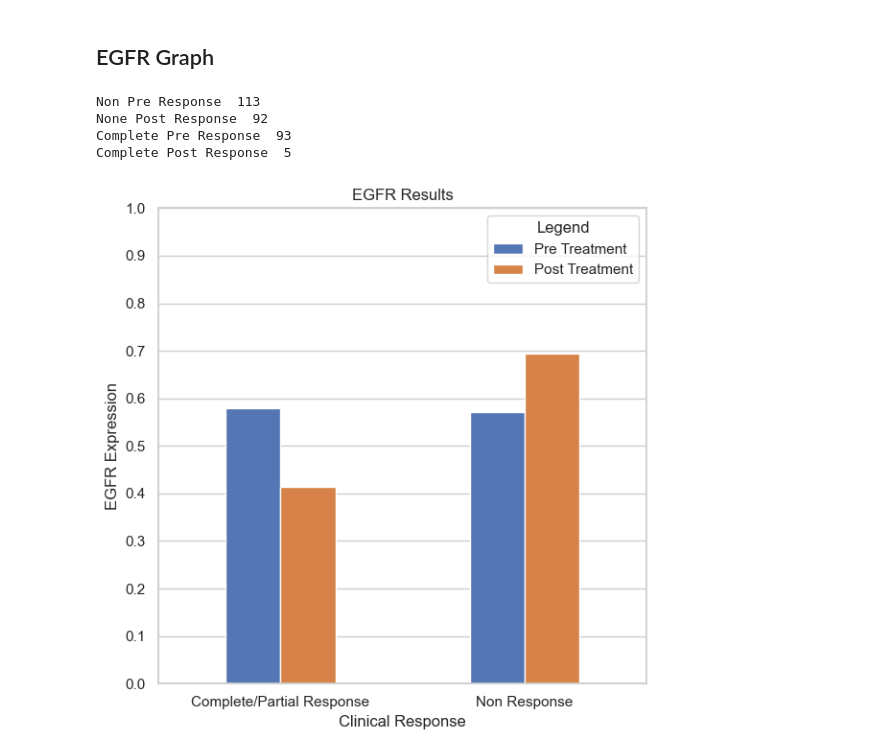
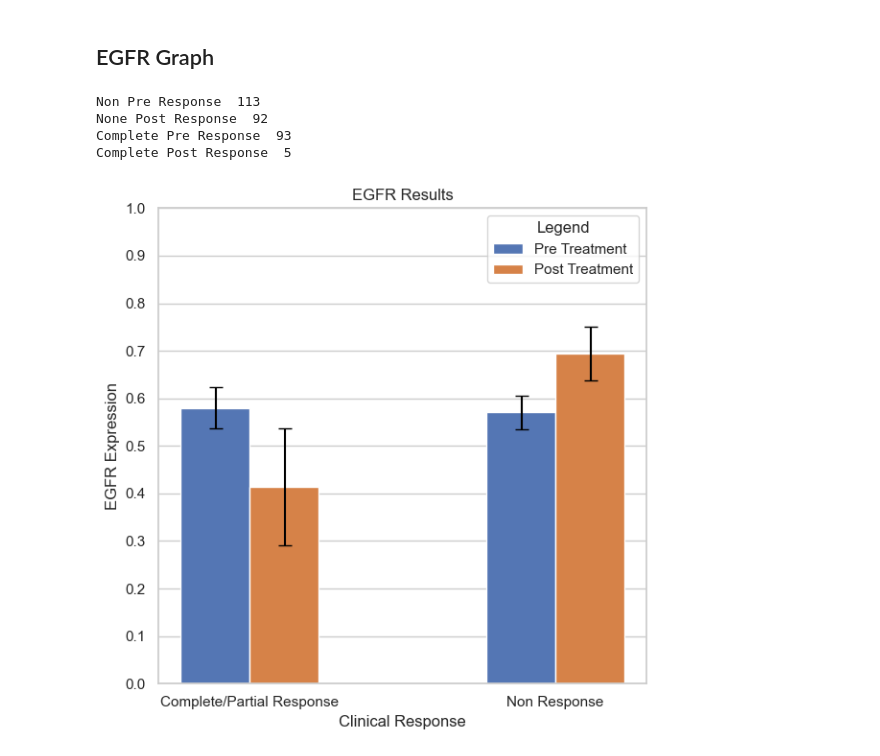
Before and after one commit to AdithyaBollu/ERBB2-Data-with-Code, a Jupyter notebook: ERBB2_Graph_Code.ipynb, the cells around one changed output. Cells and saved outputs as stored; diff of their text form; code cells hidden in the pictures.

```diff
--- a/ERBB2_Graph_Code.ipynb
+++ b/ERBB2_Graph_Code.ipynb
@@ -82,6 +78,8 @@ means = [np.mean(group) for group in values]
 sems = [sem(group) for group in values]
 
 # Create the bar plot with error bars
+
+# Create format for data frame
 data = {
     "ERBB2 Expression": means,
     "Clinical Response": np.repeat(groups, 2),
@@ -96,15 +94,16 @@ sns.set(style="whitegrid")
 plt.figure(figsize=(6,6))
 bar_width = 0.45
 
+# Create Bar Plot
 ax = sns.barplot(x="Clinical Response", y="ERBB2 Expression", hue="Condition", data=df, capsize=0.1, palette=["#4472C4","#ED7D31"], width=bar_width)
 
 # added error bars manually
 
 for index, row in df.iterrows():
     if (index < 2):
-        plt.errorbar(index*0.225 + -0.11, row["ERBB3 Expression"], yerr=row["SEM"], fmt="none", c="black", capsize=5)
+        plt.errorbar(index*0.225 + -0.11, row["ERBB2 Expression"], yerr=row["SEM"], fmt="none", c="black", capsize=5)
     else:
-        plt.errorbar(index*0.225 + 0.44, row["ERBB3 Expression"], yerr=row["SEM"], fmt="none", c="black", capsize=5)
+        plt.errorbar(index*0.225 + 0.44, row["ERBB2 Expression"], yerr=row["SEM"], fmt="none", c="black", capsize=5)
 
 # setting the title, labels, and the legend
 
@@ -322,6 +324,8 @@ means = [np.mean(group) for group in values]
 sems = [sem(group) for group in values]
 
 # Create the bar plot with error bars
+
+# Create format for data frame
 data = {
     "ERBB4 Expression": means,
     "Clinical Response": np.repeat(groups, 2),
@@ -336,15 +340,16 @@ sns.set(style="whitegrid")
 plt.figure(figsize=(6,6))
 bar_width = 0.45
 
+# Create Bar Plot
 ax = sns.barplot(x="Clinical Response", y="ERBB4 Expression", hue="Condition", data=df, capsize=0.1, palette=["#4472C4","#ED7D31"], width=bar_width)
 
 # added error bars manually
 
 for index, row in df.iterrows():
     if (index < 2):
-        plt.errorbar(index*0.225 + -0.11, row["ERBB3 Expression"], yerr=row["SEM"], fmt="none", c="black", capsize=5)
+        plt.errorbar(index*0.225 + -0.11, row["ERBB4 Expression"], yerr=row["SEM"], fmt="none", c="black", capsize=5)
     else:
-        plt.errorbar(index*0.225 + 0.44, row["ERBB3 Expression"], yerr=row["SEM"], fmt="none", c="black", capsize=5)
+        plt.errorbar(index*0.225 + 0.44, row["ERBB4 Expression"], yerr=row["SEM"], fmt="none", c="black", capsize=5)
 
 # setting the title, labels, and the legend
 ax.set_title("ERBB4 Results")
@@ -451,33 +456,34 @@ data = {
 
 df = pd.DataFrame(data)
 sns.set(style="whitegrid")
 plt.figure(figsize=(6,6))
 bar_width = 0.45
 
+# Create Bar Plot
 ax = sns.barplot(x="Clinical Response", y="EGFR Expression", hue="Condition", data=df, capsize=0.1, palette=["#4472C4","#ED7D31"], width=bar_width)
 
 # added error bars manually
 
 for index, row in df.iterrows():
     if (index < 2):
-        plt.errorbar(index*0.225 + -0.11, row["ERBB3 Expression"], yerr=row["SEM"], fmt="none", c="black", capsize=5)
+        plt.errorbar(index*0.225 + -0.11, row["EGFR Expression"], yerr=row["SEM"], fmt="none", c="black", capsize=5)
     else:
-        plt.errorbar(index*0.225 + 0.44, row["ERBB3 Expression"], yerr=row["SEM"], fmt="none", c="black", capsize=5)
+        plt.errorbar(index*0.225 + 0.44, row["EGFR Expression"], yerr=row["SEM"], fmt="none", c="black", capsize=5)
 
 # setting the title, labels, and the legend
 
 ax.set_title("EGFR Results")
 ax.set_xlabel("Clinical Response")
 ax.set_ylabel("EGFR Expression")
 ax.set_yticks(np.arange(0, 1.10, 0.1))
 
 plt.legend(title="Legend", loc="best")
 plt.tight_layout()
 
 plt.show()
 # %% [output]
 Non Pre Response  113
 None Post Response  92
 Complete Pre Response  93
 Complete Post Response  5
-[figure, old version]
+[figure, new version]
```
Also changed, not shown: parts of 5 cells of this notebook.
